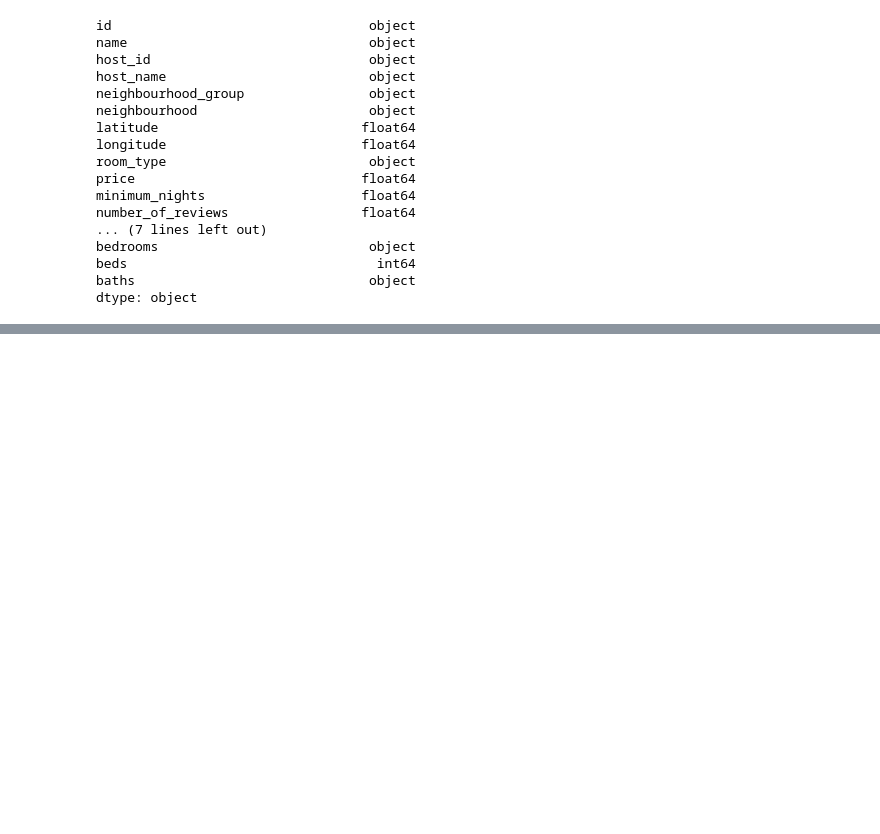
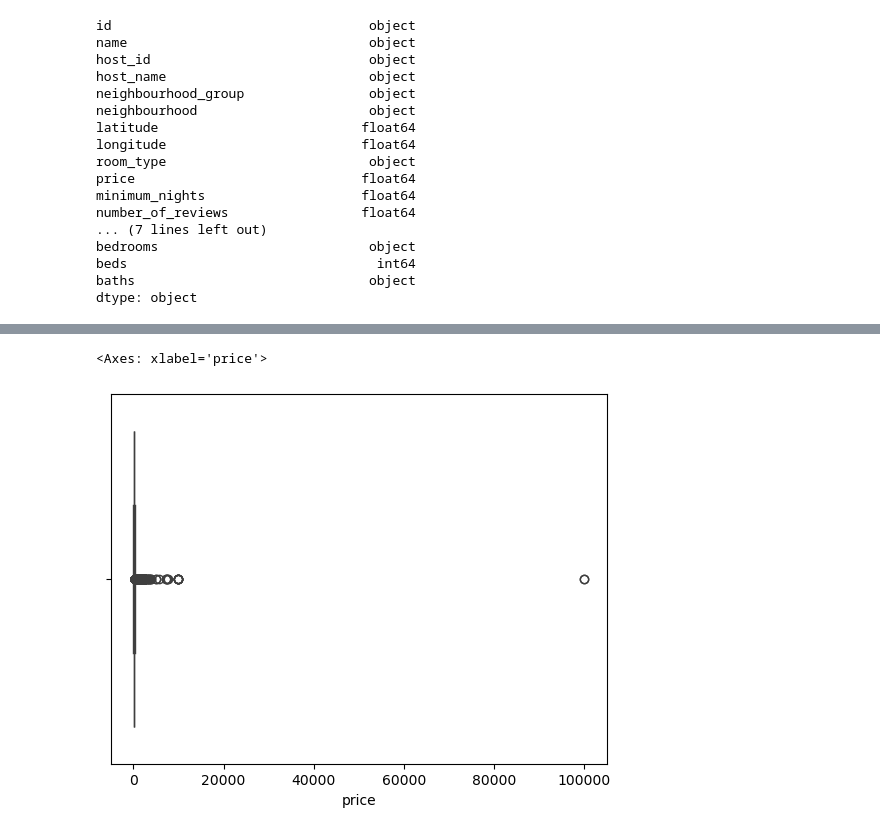
Before and after one commit to adelS2/Airbnb_Projekt, a Jupyter notebook: airbnb_analys.ipynb, the cells around one changed output, grey strips where cells are left out. Saved outputs shown, nothing was run; the diff lists cells and outputs as text; code cells hidden in the pictures; blank space fills up the shorter version.

```diff
--- a/airbnb_analys.ipynb
+++ b/airbnb_analys.ipynb
@@ -155,0 +163,5 @@ dtype: object
+# %%
+sns.boxplot(data=data, x='price')
+# %% [output]
+<Axes: xlabel='price'>
+[figure, added]
```
Also changed, not shown: parts of 3 cells of this notebook.
